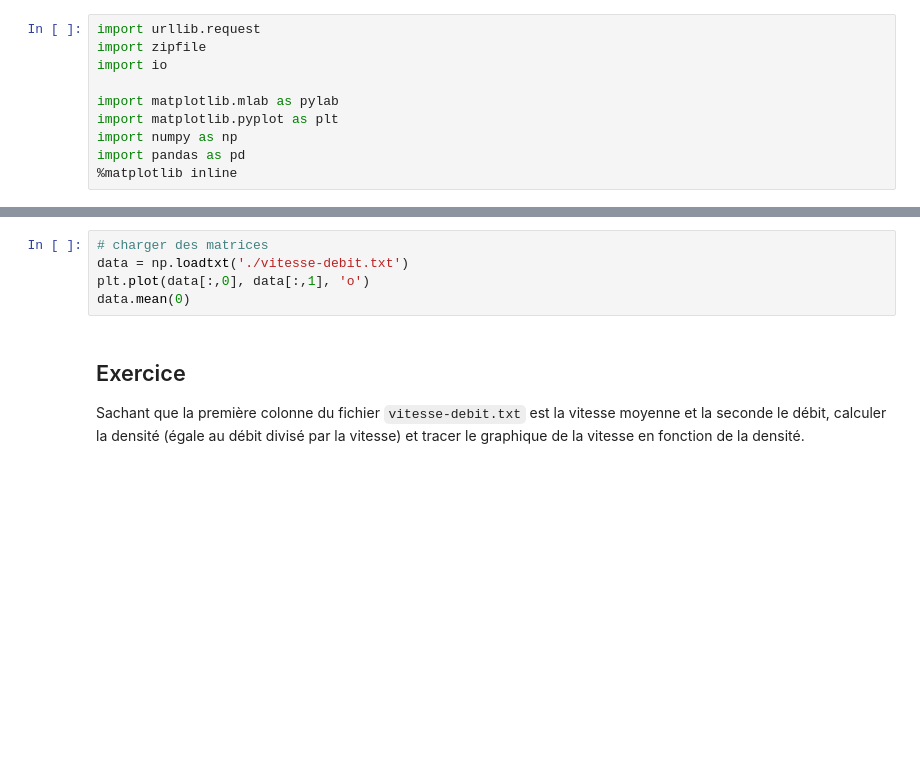
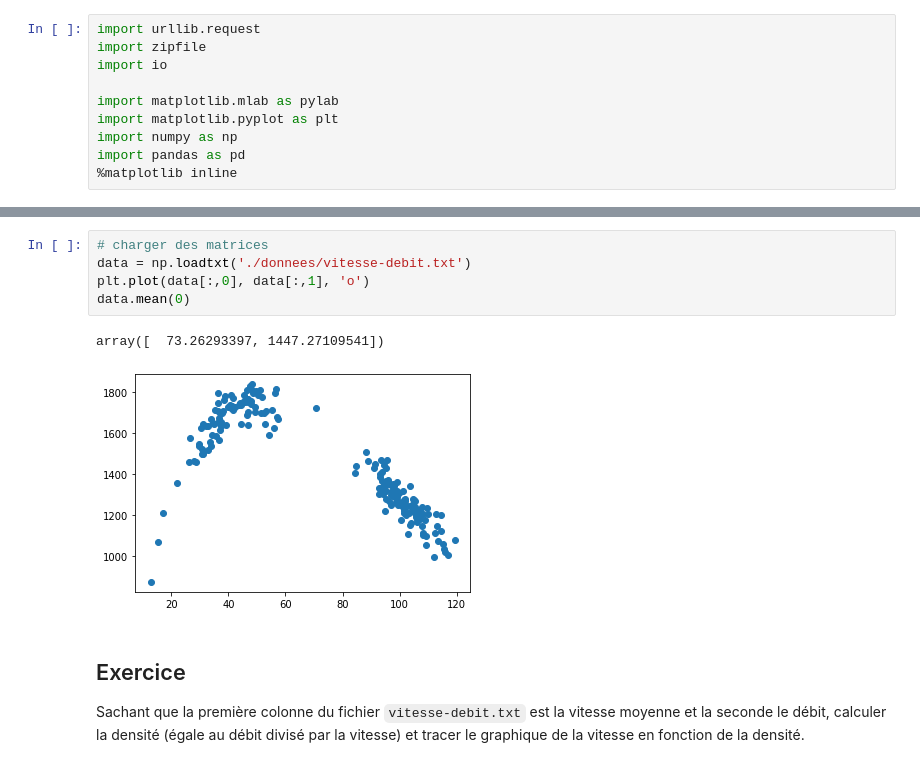
Before and after one commit to nsaunier/CIV8760, a Jupyter notebook: 00-tutoriel.ipynb, the cells around one changed output, grey strips where cells are left out. Drawn from its saved outputs; the diff is of its cells as text; blank space fills up the shorter version.

```diff
--- a/00-tutoriel.ipynb
+++ b/00-tutoriel.ipynb
@@ -298,8 +353,11 @@ print(c)
 # %%
 # charger des matrices
-data = np.loadtxt('./vitesse-debit.txt')
+data = np.loadtxt('./donnees/vitesse-debit.txt')
 plt.plot(data[:,0], data[:,1], 'o')
 data.mean(0)
+# %% [output]
+array([  73.26293397, 1447.27109541])
+[figure, added]
 # %% [markdown]
 ## Exercice
 Sachant que la première colonne du fichier `vitesse-debit.txt` est la vitesse moyenne et la seconde le débit, calculer la densité (égale au débit divisé par la vitesse) et tracer le graphique de la vitesse en fonction de la densité.
```
Also changed, not shown: parts of 27 cells of this notebook, 9 other files.
